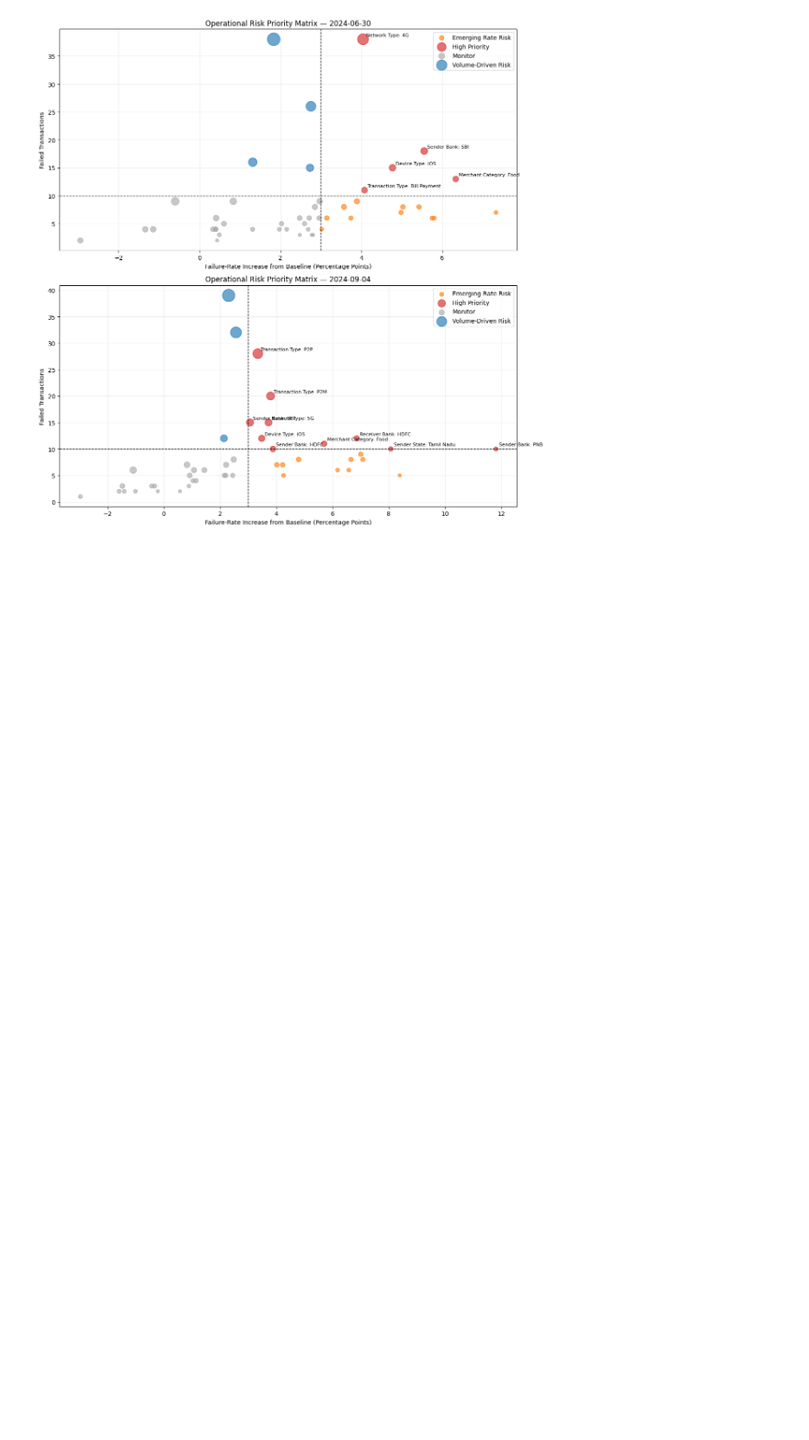
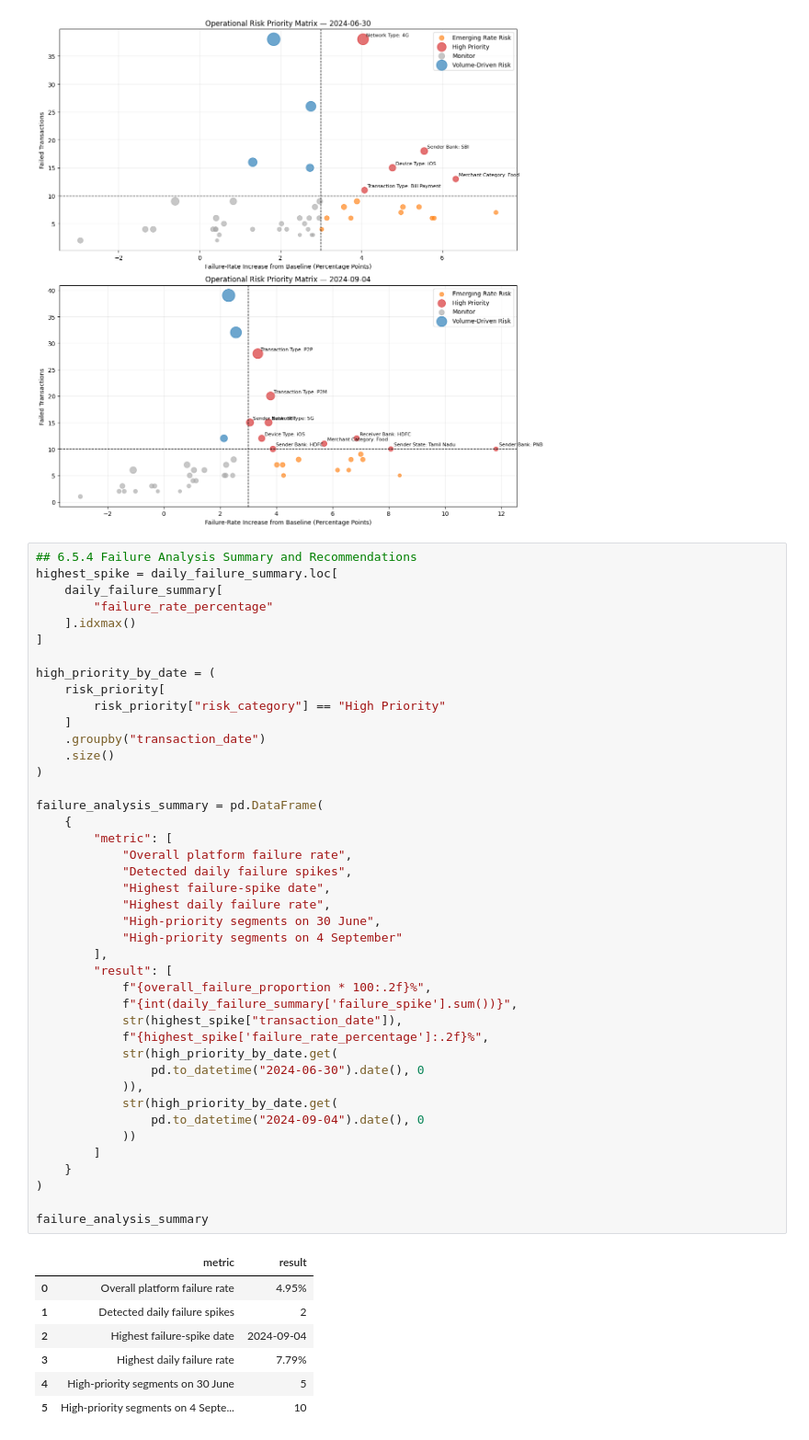
Before and after one commit to KaviyaVelmurugan/upi-transaction-intelligence-platform, a Jupyter notebook: notebooks/02_eda.ipynb, the cells around one changed output. Shown at 92% size. Drawn from its saved outputs; the diff is of its cells as text; blank space fills up the shorter version.

Commit message:
Failure analyis summary done

```diff
--- a/notebooks/02_eda.ipynb
+++ b/notebooks/02_eda.ipynb
@@ -3391,3 +3391,53 @@ plt.tight_layout()
 plt.show()
 # %% [output]
 [figure]
+# %%
+## 6.5.4 Failure Analysis Summary and Recommendations
+highest_spike = daily_failure_summary.loc[
+    daily_failure_summary[
+        "failure_rate_percentage"
+    ].idxmax()
+]
+
+high_priority_by_date = (
+    risk_priority[
+        risk_priority["risk_category"] == "High Priority"
+    ]
+    .groupby("transaction_date")
+    .size()
+)
+
+failure_analysis_summary = pd.DataFrame(
+    {
+        "metric": [
+            "Overall platform failure rate",
+            "Detected daily failure spikes",
+            "Highest failure-spike date",
+            "Highest daily failure rate",
+            "High-priority segments on 30 June",
+            "High-priority segments on 4 September"
+        ],
+        "result": [
+            f"{overall_failure_proportion * 100:.2f}%",
+            f"{int(daily_failure_summary['failure_spike'].sum())}",
+            str(highest_spike["transaction_date"]),
+            f"{highest_spike['failure_rate_percentage']:.2f}%",
+            str(high_priority_by_date.get(
+                pd.to_datetime("2024-06-30").date(), 0
+            )),
+            str(high_priority_by_date.get(
+                pd.to_datetime("2024-09-04").date(), 0
+            ))
+        ]
+    }
+)
+
+failure_analysis_summary
+# %% [output]
+|  | metric | result |
+| 0 | Overall platform failure rate | 4.95% |
+| 1 | Detected daily failure spikes | 2 |
+| 2 | Highest failure-spike date | 2024-09-04 |
+| 3 | Highest daily failure rate | 7.79% |
+| 4 | High-priority segments on 30 June | 5 |
+| 5 | High-priority segments on 4 Septe... | 10 |
```
Also changed, not shown: 1 other file.
